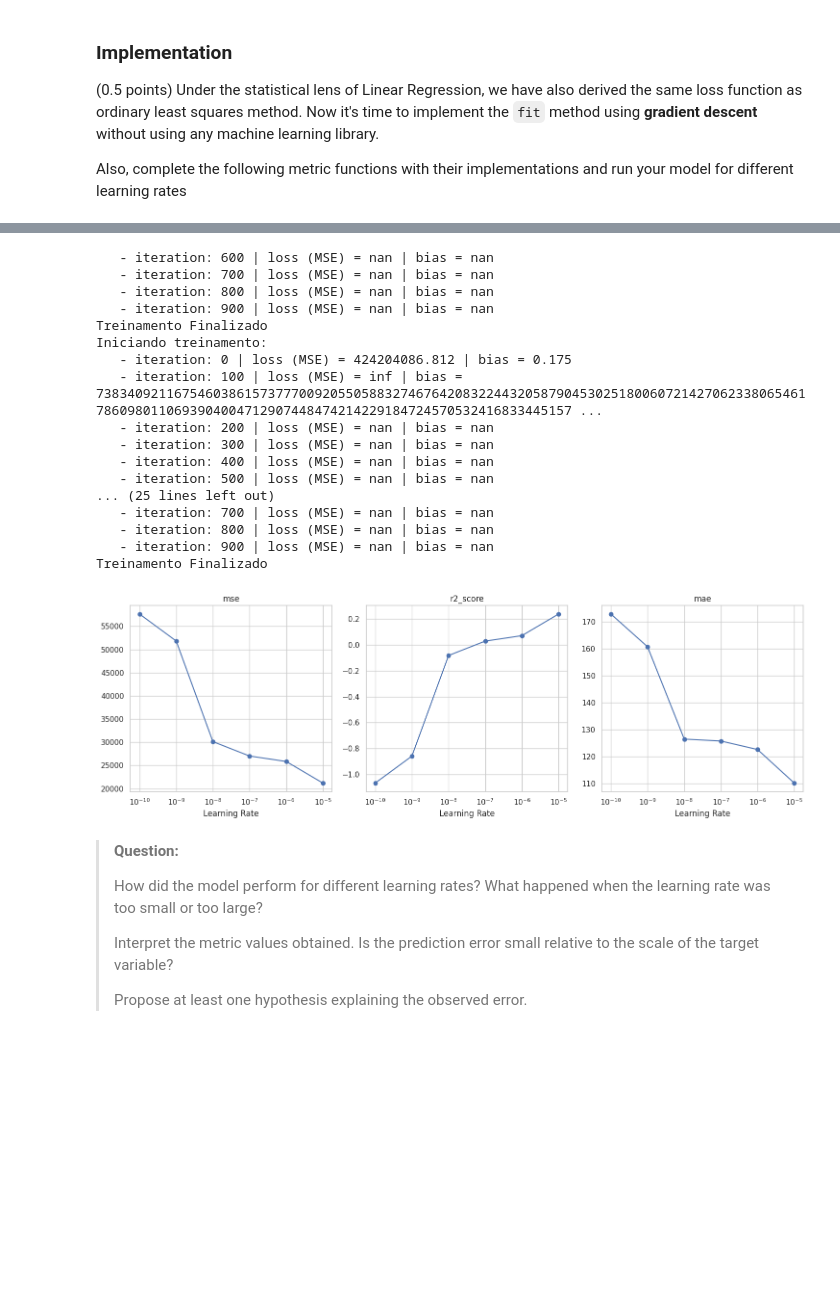
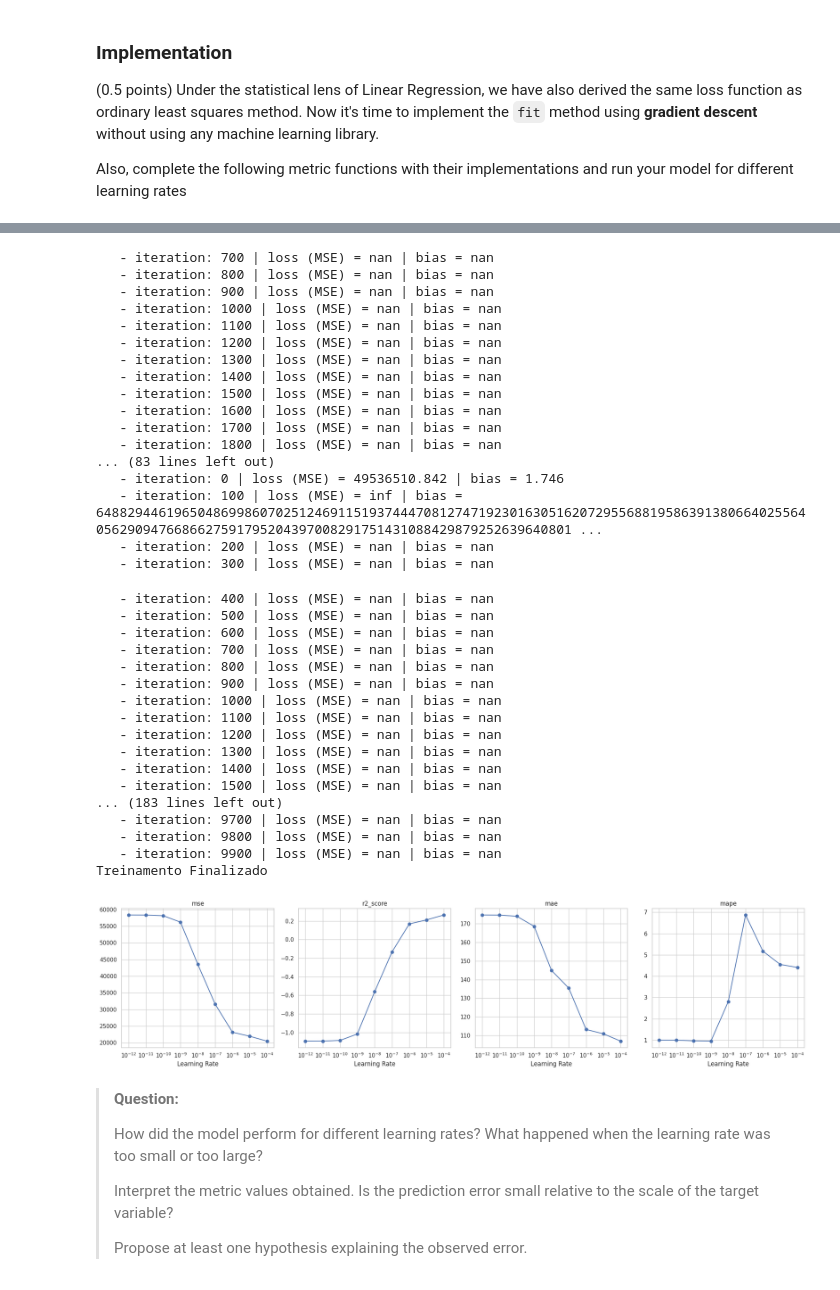
Before and after one commit to sll-bruno/machine-learning-projects, a Jupyter notebook: Tarefa1/mc886_1s2026-assignment_1.ipynb, the cells around one changed output, grey strips where cells are left out. Drawn from its saved outputs; the diff is of its cells as text; code cells hidden in the pictures; blank space fills up the shorter version.

```diff
--- a/Tarefa1/mc886_1s2026-assignment_1.ipynb
+++ b/Tarefa1/mc886_1s2026-assignment_1.ipynb
@@ -540,9 +540,7 @@ def preprocess_data(df: pd.DataFrame) -> tuple[NDArray[np.float64], NDArray[np.f
     categoric_cols = ['mnth','yr', 'hr', 'weekday', 'weathersit']
 
     data_zero = train_df['dteday'].min()
-    train_df['day'] = (train_df['dteday'] - data_zero).dt.days
-    test_df['day'] = (test_df['dteday'] - data_zero).dt.days
-
+    data['day'] = (pd.to_datetime(data['dteday']) - data_zero).dt.days
 
     data.drop(columns=cols_to_drop, inplace=True)
 
@@ -687,6 +685,16 @@ def mae(y_true: NDArray[np.float64], y_pred: NDArray[np.float64]) -> float:
 
     return np.mean(np.abs(y_true - y_pred))
 
+def mape(y_true: NDArray[np.float64], y_pred: NDArray[np.float64]) -> float:
+    n = y_pred.shape[0]
+
+    # Garante que y_pred e y_true tem tamanhos iguais
+    assert n == y_true.shape[0], "y_pred e y_true tem tamanhos diferentes"
+
+    epsilon = 1e-8
+    return np.mean(np.abs((y_true - y_pred) / (y_true + epsilon)))
+
+
 
 # You can implement other metrics if you want, for example
 # - Mean Absolute Percentage Error (MAPE)
@@ -710,7 +718,7 @@ class LinearRegression:
         self.weights = np.zeros(n_features)
         self.bias = 0.0
 
-        print("Iniciando treinamento:")
+        print(f"Iniciando treinamento( learning_rate = {self.learning_rate} ):")
         for i in range(self.n_iterations):
 
             #Calcula gradiente
@@ -785,7 +793,7 @@ None
 # %%
 # You can experiment with a pre-defined set of learning rates or
 # with a range of learning rates (e.g. logarithmically spaced)
-lrs = np.logspace(-10, -1, num=10)
+lrs = np.logspace(-12, -1, num=12)
 
 print(f"Learning Rates de Treinamento = {lrs}")
 
@@ -793,22 +801,24 @@ performances = {
     "mse": [],
     "r2_score": [],
     "mae": [],
+    "mape": [],
     # Add other metrics here if you implemented them
 }
 
 for lr in lrs:
-    model = LinearRegression(learning_rate=lr, n_iterations=1000)
+    model = LinearRegression(learning_rate=lr, n_iterations=10000)
     model.fit(X, y)
     y_pred = model.predict(X)
 
     mse_score = mse(y, y_pred)
     r2 = r2_score(y, y_pred)
     mae_score = mae(y, y_pred)
+    mape_score = mape(y,y_pred)
 
     performances["mse"].append(mse_score)
     performances["r2_score"].append(r2)
     performances["mae"].append(mae_score)
-    # Add other metrics here if you implemented them
+    performances["mape"].append(mape_score)
 
 plot_results(lrs, performances)
 # %% [output]
@@ -832,21 +842,38 @@ Iniciando treinamento:
-   - iteration: 600 | loss (MSE) = nan | bias = nan
    - iteration: 700 | loss (MSE) = nan | bias = nan
    - iteration: 800 | loss (MSE) = nan | bias = nan
    - iteration: 900 | loss (MSE) = nan | bias = nan
-Treinamento Finalizado
-Iniciando treinamento:
-   - iteration: 0 | loss (MSE) = 424204086.812 | bias = 0.175
-   - iteration: 100 | loss (MSE) = inf | bias = 73834092116754603861573777009205505883274676420832244320587904530251800607214270623380654617860980110693904004712907448474214229184724570532416833445157 ...
+   - iteration: 1000 | loss (MSE) = nan | bias = nan
+   - iteration: 1100 | loss (MSE) = nan | bias = nan
+   - iteration: 1200 | loss (MSE) = nan | bias = nan
+   - iteration: 1300 | loss (MSE) = nan | bias = nan
+   - iteration: 1400 | loss (MSE) = nan | bias = nan
+   - iteration: 1500 | loss (MSE) = nan | bias = nan
+   - iteration: 1600 | loss (MSE) = nan | bias = nan
+   - iteration: 1700 | loss (MSE) = nan | bias = nan
+   - iteration: 1800 | loss (MSE) = nan | bias = nan
+... (83 lines left out)
+   - iteration: 0 | loss (MSE) = 49536510.842 | bias = 1.746
+   - iteration: 100 | loss (MSE) = inf | bias = 64882944619650486998607025124691151937444708127471923016305162072955688195863913806640255640562909476686627591795204397008291751431088429879252639640801 ...
    - iteration: 200 | loss (MSE) = nan | bias = nan
    - iteration: 300 | loss (MSE) = nan | bias = nan
-   - iteration: 400 | loss (MSE) = nan | bias = nan
-   - iteration: 500 | loss (MSE) = nan | bias = nan
-... (25 lines left out)
-   - iteration: 700 | loss (MSE) = nan | bias = nan
-   - iteration: 800 | loss (MSE) = nan | bias = nan
-   - iteration: 900 | loss (MSE) = nan | bias = nan
-Treinamento Finalizado
+   - iteration: 400 | loss (MSE) = nan | bias = nan
+   - iteration: 500 | loss (MSE) = nan | bias = nan
+   - iteration: 600 | loss (MSE) = nan | bias = nan
+   - iteration: 700 | loss (MSE) = nan | bias = nan
+   - iteration: 800 | loss (MSE) = nan | bias = nan
+   - iteration: 900 | loss (MSE) = nan | bias = nan
+   - iteration: 1000 | loss (MSE) = nan | bias = nan
+   - iteration: 1100 | loss (MSE) = nan | bias = nan
+   - iteration: 1200 | loss (MSE) = nan | bias = nan
+   - iteration: 1300 | loss (MSE) = nan | bias = nan
+   - iteration: 1400 | loss (MSE) = nan | bias = nan
+   - iteration: 1500 | loss (MSE) = nan | bias = nan
+... (183 lines left out)
+   - iteration: 9700 | loss (MSE) = nan | bias = nan
+   - iteration: 9800 | loss (MSE) = nan | bias = nan
+   - iteration: 9900 | loss (MSE) = nan | bias = nan
+Treinamento Finalizado
-[figure, old version]
+[figure, new version]
 # %% [markdown]
 > **Question:**
 >
```
Also changed, not shown: parts of 5 cells of this notebook.
